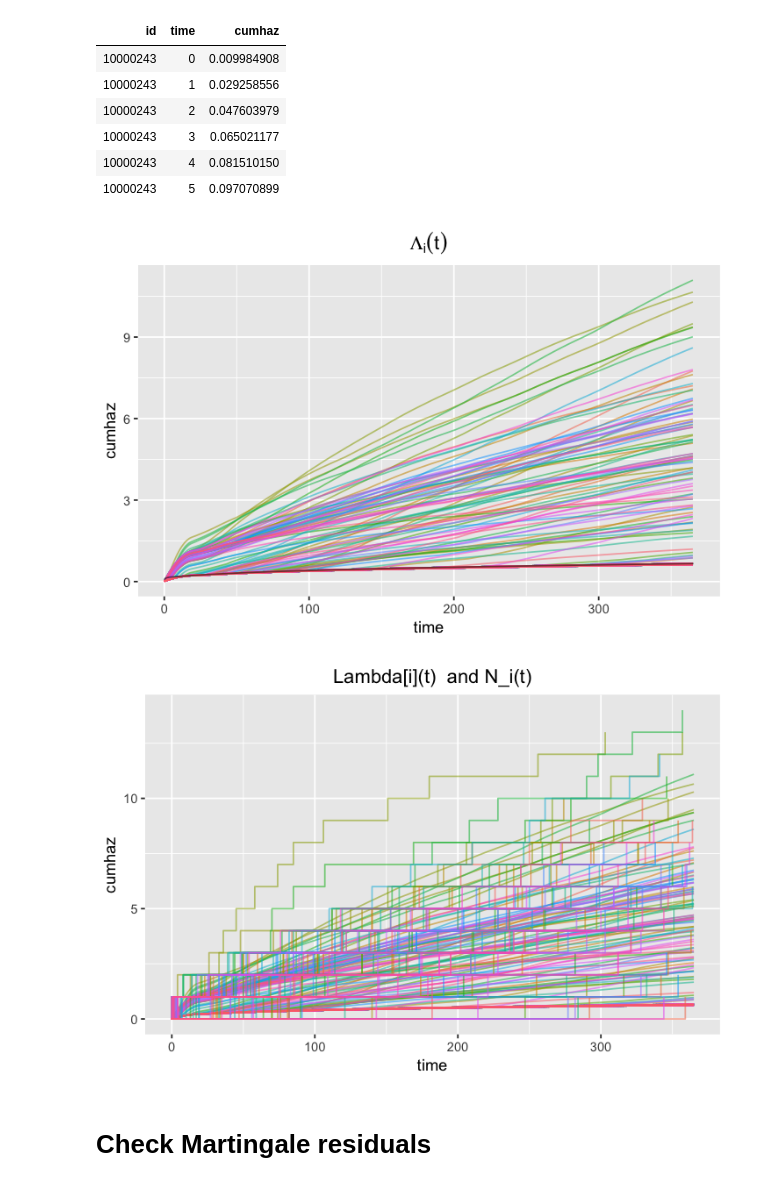
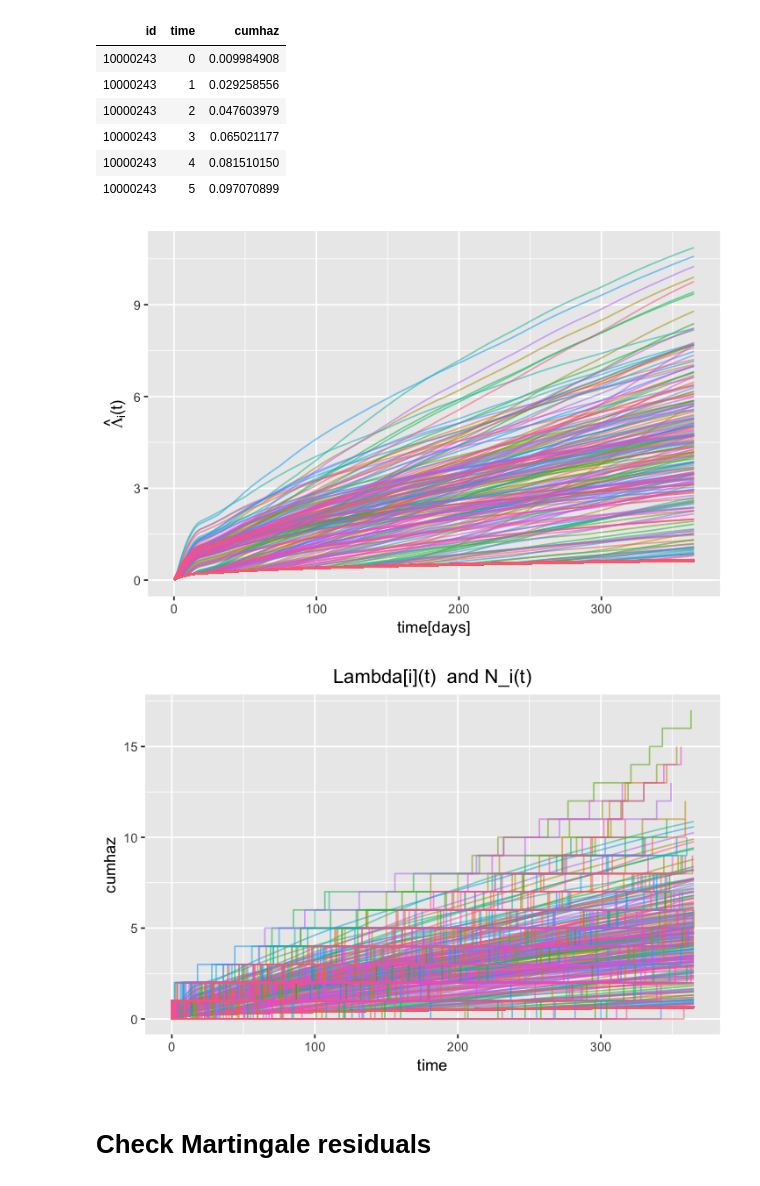
Before and after one commit to davide-burba/thesis, a Jupyter notebook: fit_compensators/fit_compenstor_aldosteronics.ipynb, the cells around one changed output. Cells and saved outputs as stored; diff of their text form; code cells hidden in the pictures.

```diff
--- a/fit_compensators/fit_compenstor_aldosteronics.ipynb
+++ b/fit_compensators/fit_compenstor_aldosteronics.ipynb
@@ -232,27 +236,27 @@ head(cumulative_hazard)
 | 10000243 | 5 | 0.097070899 |
 # %%
 # select a sample to plot
-sample_patients = sample(unique(sel_df$id),200)
+sample_patients = sample(unique(sel_df$id),500)
 sample = cumulative_hazard[cumulative_hazard$id %in% sample_patients,]
 sample_N = sel_df[id %in% sample_patients,]
 bh['id'] = 0
 
 # plot
 ggplot(sample, aes(x= time, y=cumhaz, group = factor(id), color=factor(id),alpha = 0.1)) +
     geom_line() +
-    geom_line(data = bh, aes(x= time, y=hazard), color = 'black') +
-    ggtitle(expression(Lambda[i](t))) +
+    xlab('time[days]') +
+    ylab(TeX("$\\hat{\\Lambda}_i(t)")) +
     theme(legend.position="none",plot.title = element_text(hjust = 0.5))
 
 # plot also realization
 ggplot(sample, aes(x= time, y=cumhaz, group = factor(id), color=factor(id),alpha = 0.1)) +
     geom_line() +
     geom_step(data = sample_N, aes(x= start, y=Nm,group = factor(id), color=factor(id))) +
     ggtitle(paste(expression(Lambda[i](t)),' and N_i(t)')) +
     theme(legend.position="none",plot.title = element_text(hjust = 0.5))
 # %% [output]
-[figure, old version]
+[figure, new version]
-[figure, old version]
+[figure, new version]
 # %%
 # save
 save(cumulative_hazard, file = '../../data/cumulative_hazards_aldosteronics.RData')
```
Also changed, not shown: parts of 3 cells of this notebook, 12 other files.
